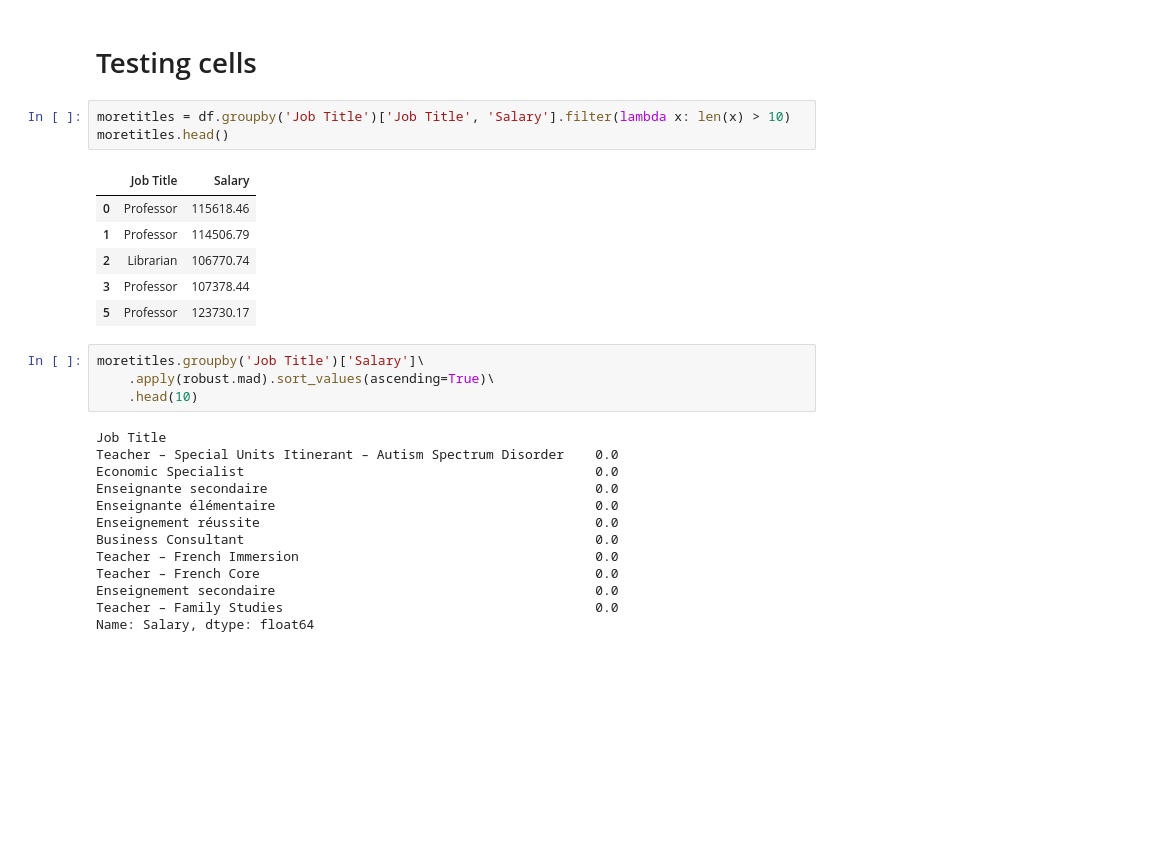
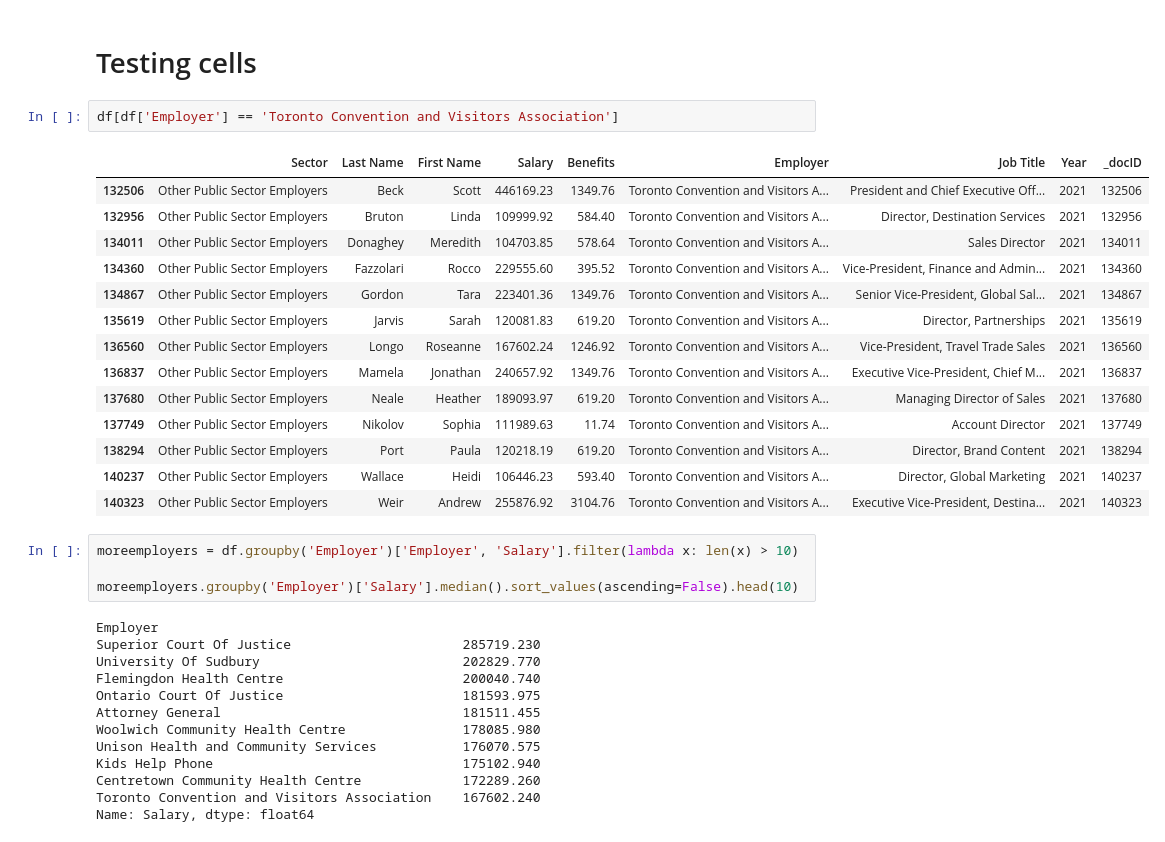
Before and after one commit to carlodghalnin/Ontario_Sunshine_List_Analysis, a Jupyter notebook: 2021_Ontario_Sunshine_List_Analysis.ipynb, the cells around one changed output. Saved outputs shown, nothing was run; the diff lists cells and outputs as text; blank space fills up the shorter version.

```diff
--- a/2021_Ontario_Sunshine_List_Analysis.ipynb
+++ b/2021_Ontario_Sunshine_List_Analysis.ipynb
@@ -147,29 +194,36 @@ toptitles.plot.bar(
 # %% [markdown]
 <h1>Testing cells</h1>
 # %%
-moretitles = df.groupby('Job Title')['Job Title', 'Salary'].filter(lambda x: len(x) > 10)
-moretitles.head()
+df[df['Employer'] == 'Toronto Convention and Visitors Association']
 # %% [output]
-|  | Job Title | Salary |
-| 0 | Professor | 115618.46 |
-| 1 | Professor | 114506.79 |
-| 2 | Librarian | 106770.74 |
-| 3 | Professor | 107378.44 |
-| 5 | Professor | 123730.17 |
+|  | Sector | Last Name | First Name | Salary | Benefits | Employer | Job Title | Year | _docID |
+| 132506 | Other Public Sector Employers | Beck | Scott | 446169.23 | 1349.76 | Toronto Convention and Visitors A... | President and Chief Executive Off... | 2021 | 132506 |
+| 132956 | Other Public Sector Employers | Bruton | Linda | 109999.92 | 584.40 | Toronto Convention and Visitors A... | Director, Destination Services | 2021 | 132956 |
+| 134011 | Other Public Sector Employers | Donaghey | Meredith | 104703.85 | 578.64 | Toronto Convention and Visitors A... | Sales Director | 2021 | 134011 |
+| 134360 | Other Public Sector Employers | Fazzolari | Rocco | 229555.60 | 395.52 | Toronto Convention and Visitors A... | Vice-President, Finance and Admin... | 2021 | 134360 |
+| 134867 | Other Public Sector Employers | Gordon | Tara | 223401.36 | 1349.76 | Toronto Convention and Visitors A... | Senior Vice-President, Global Sal... | 2021 | 134867 |
+| 135619 | Other Public Sector Employers | Jarvis | Sarah | 120081.83 | 619.20 | Toronto Convention and Visitors A... | Director, Partnerships | 2021 | 135619 |
+| 136560 | Other Public Sector Employers | Longo | Roseanne | 167602.24 | 1246.92 | Toronto Convention and Visitors A... | Vice-President, Travel Trade Sales | 2021 | 136560 |
+| 136837 | Other Public Sector Employers | Mamela | Jonathan | 240657.92 | 1349.76 | Toronto Convention and Visitors A... | Executive Vice-President, Chief M... | 2021 | 136837 |
+| 137680 | Other Public Sector Employers | Neale | Heather | 189093.97 | 619.20 | Toronto Convention and Visitors A... | Managing Director of Sales | 2021 | 137680 |
+| 137749 | Other Public Sector Employers | Nikolov | Sophia | 111989.63 | 11.74 | Toronto Convention and Visitors A... | Account Director | 2021 | 137749 |
+| 138294 | Other Public Sector Employers | Port | Paula | 120218.19 | 619.20 | Toronto Convention and Visitors A... | Director, Brand Content | 2021 | 138294 |
+| 140237 | Other Public Sector Employers | Wallace | Heidi | 106446.23 | 593.40 | Toronto Convention and Visitors A... | Director, Global Marketing | 2021 | 140237 |
+| 140323 | Other Public Sector Employers | Weir | Andrew | 255876.92 | 3104.76 | Toronto Convention and Visitors A... | Executive Vice-President, Destina... | 2021 | 140323 |
 # %%
-moretitles.groupby('Job Title')['Salary']\
-    .apply(robust.mad).sort_values(ascending=True)\
-    .head(10)
+moreemployers = df.groupby('Employer')['Employer', 'Salary'].filter(lambda x: len(x) > 10)
+
+moreemployers.groupby('Employer')['Salary'].median().sort_values(ascending=False).head(10)
 # %% [output]
-Job Title
-Teacher – Special Units Itinerant – Autism Spectrum Disorder    0.0
-Economic Specialist                                             0.0
-Enseignante secondaire                                          0.0
-Enseignante élémentaire                                         0.0
-Enseignement réussite                                           0.0
-Business Consultant                                             0.0
-Teacher – French Immersion                                      0.0
-Teacher – French Core                                           0.0
-Enseignement secondaire                                         0.0
-Teacher – Family Studies                                        0.0
+Employer
+Superior Court Of Justice                      285719.230
+University Of Sudbury                          202829.770
+Flemingdon Health Centre                       200040.740
+Ontario Court Of Justice                       181593.975
+Attorney General                               181511.455
+Woolwich Community Health Centre               178085.980
+Unison Health and Community Services           176070.575
+Kids Help Phone                                175102.940
+Centretown Community Health Centre             172289.260
+Toronto Convention and Visitors Association    167602.240
 Name: Salary, dtype: float64
```
Also changed, not shown: parts of 17 cells of this notebook.
